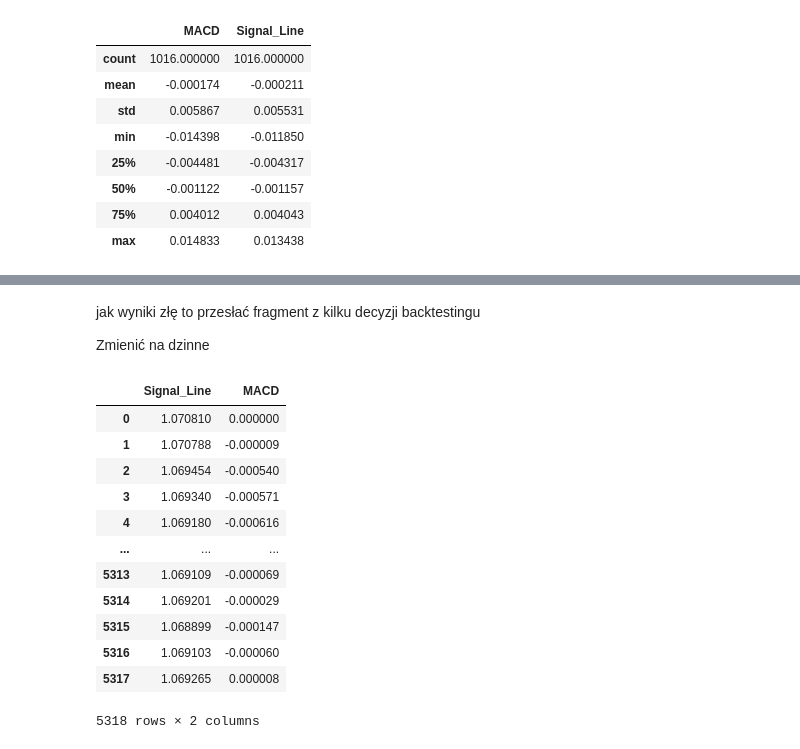
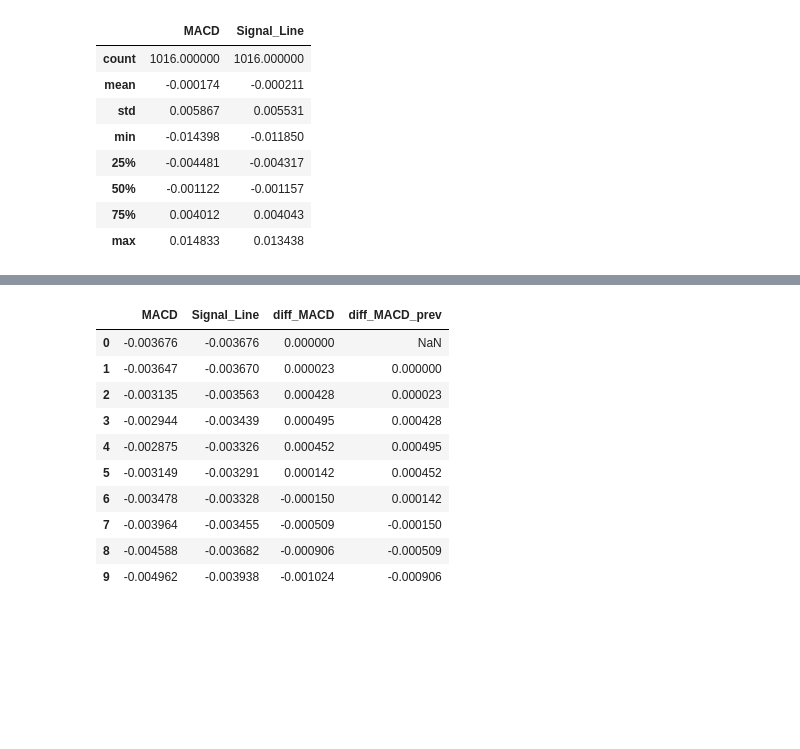
Before and after one commit to kkarolina71/praca_magisterska, a Jupyter notebook: MA_MACD_EURUSD_d.ipynb, the cells around one changed output, grey strips where cells are left out. Saved outputs shown, nothing was run; the diff lists cells and outputs as text; code cells hidden in the pictures; blank space fills up the shorter version.

```diff
--- a/MA_MACD_EURUSD_d.ipynb
+++ b/MA_MACD_EURUSD_d.ipynb
@@ -227,13 +198,15 @@ dtype: object
 # %% [markdown]
 ## Sharp
 # %%
+at_eur_1h['cross_MA'] = at_eur_1h['cross_MA'].replace({'BUY': 1, 'HOLD': 0, 'SELL': -1})
+
 class CustomStrategy(SignalStrategy):
     def init(self):
         super().init()
-        self.set_signal(at_eur_1h['cross_MA'] == 'BUY',
-                        at_eur_1h['cross_MA'] == 'SELL')
+        self.set_signal(at_eur_1h['cross_MA'])
 
-bt = Backtest(at_eur_1h, CustomStrategy, commission=0.01, exclusive_orders=True)
+
+bt = Backtest(at_eur_1h, CustomStrategy, cash=10000, commission=0.002, trade_on_close=False, hedging = False, exclusive_orders = True)
 stats = bt.run()
 bt.plot()
 stats
@@ -329,41 +267,8 @@ at_eur_1h[['MACD', 'Signal_Line']].describe()
     Linia MACD przetnie od góry linię sygnałową - sprzedaj
     '''
 
-  #  Sygnał kupna jest generowany, gdy linia MACD przetnie linię sygnalną od dołu,
-  #  a sygnał sprzedaży generowany jest wtedy, kiedy linia MACD przetnie linię sygnalną od góry.
-
-
 # Calculating the difference between MACD and Signal line
 at_eur_1h['diff_MACD'] = at_eur_1h['MACD'] - at_eur_1h['Signal_Line']
 
 # Creation of 1 lagged column with the difference in MACD and Signal
 at_eur_1h['diff_MACD_prev'] = at_eur_1h['diff_MACD'].shift(1)
-
-'''
-Ustalenie wartości 'małe', 'duże' na podstawie różnicy między MACD a linią sygnałową
-i jej opóźnionej wartości oraz podjęcie decyzji 'BUY', 'SELL'.
-Jeśli diff_MACD około 0 i diff_MACD_prev < 0 - BUY
-Jeśli diff_MACD około 0 i diff_MACD_prev > 0 - SELL
-'''
-
-threshold = 1.08
-
-at_eur_1h['MACD_decision'] = np.where((abs(at_eur_1h['diff_MACD']) < threshold) & (at_eur_1h['diff_MACD_prev'] < 0), 'BUY',
-                                      np.where((abs(at_eur_1h['diff_MACD']) < threshold) & (at_eur_1h['diff_MACD_prev'] > 0), 'SELL', 'HOLD'))
-# %%
-Na dziennych zrobić ostre MACD i %R analogicznie do RSI
-
-
-at_eur_1h['Signal_Line'] = at_eur_1h.groupby('Name')['Close'].transform(lambda x: x.ewm(span=9, adjust=False).mean())
-
-
-at_eur_1h['diff_MACD'] = at_eur_1h['MACD'] - at_eur_1h['Signal_Line']
-
-at_eur_1h['diff_MACD_prev'] = at_eur_1h['diff_MACD'].shift(1)
-
-# kiedy następuje przecięcie
-at_eur_1h['crossing'] = ((at_eur_1h['diff_MACD'] > 0) & (at_eur_1h['diff_MACD_prev'] < 0)) | ((at_eur_1h['diff_MACD'] < 0) & (at_eur_1h['diff_MACD_prev'] > 0))
-
-# decyzja
-at_eur_1h['MACD_decision'] = np.where((at_eur_1h['crossing']) & (at_eur_1h['diff_MACD'] > 0), 'BUY',
-                                      np.where((at_eur_1h['crossing']) & (at_eur_1h['diff_MACD'] < 0), 'SELL', 'HOLD'))
@@ -388,21 +305,15 @@ at_eur_1h[['Signal_Line', 'MACD', 'diff_MACD']].describe()
-# %% [markdown]
-jak wyniki złę to przesłać fragment z kilku decyzji backtestingu
-
-Zmienić na dzinne
-# %%
-at_eur_1h[['Signal_Line', 'MACD']]
-# %% [output]
-|  | Signal_Line | MACD |
-| 0 | 1.070810 | 0.000000 |
-| 1 | 1.070788 | -0.000009 |
-| 2 | 1.069454 | -0.000540 |
-| 3 | 1.069340 | -0.000571 |
-| 4 | 1.069180 | -0.000616 |
-| ... | ... | ... |
-| 5313 | 1.069109 | -0.000069 |
-| 5314 | 1.069201 | -0.000029 |
-| 5315 | 1.068899 | -0.000147 |
-| 5316 | 1.069103 | -0.000060 |
-| 5317 | 1.069265 | 0.000008 |
-5318 rows × 2 columns
+# %%
+at_eur_1h[['MACD', 'Signal_Line', 'diff_MACD', 'diff_MACD_prev']].head(10)
+# %% [output]
+|  | MACD | Signal_Line | diff_MACD | diff_MACD_prev |
+| 0 | -0.003676 | -0.003676 | 0.000000 | NaN |
+| 1 | -0.003647 | -0.003670 | 0.000023 | 0.000000 |
+| 2 | -0.003135 | -0.003563 | 0.000428 | 0.000023 |
+| 3 | -0.002944 | -0.003439 | 0.000495 | 0.000428 |
+| 4 | -0.002875 | -0.003326 | 0.000452 | 0.000495 |
+| 5 | -0.003149 | -0.003291 | 0.000142 | 0.000452 |
+| 6 | -0.003478 | -0.003328 | -0.000150 | 0.000142 |
+| 7 | -0.003964 | -0.003455 | -0.000509 | -0.000150 |
+| 8 | -0.004588 | -0.003682 | -0.000906 | -0.000509 |
+| 9 | -0.004962 | -0.003938 | -0.001024 | -0.000906 |
 # %%
```
Also changed, not shown: parts of 35 cells of this notebook, 1 other file.
